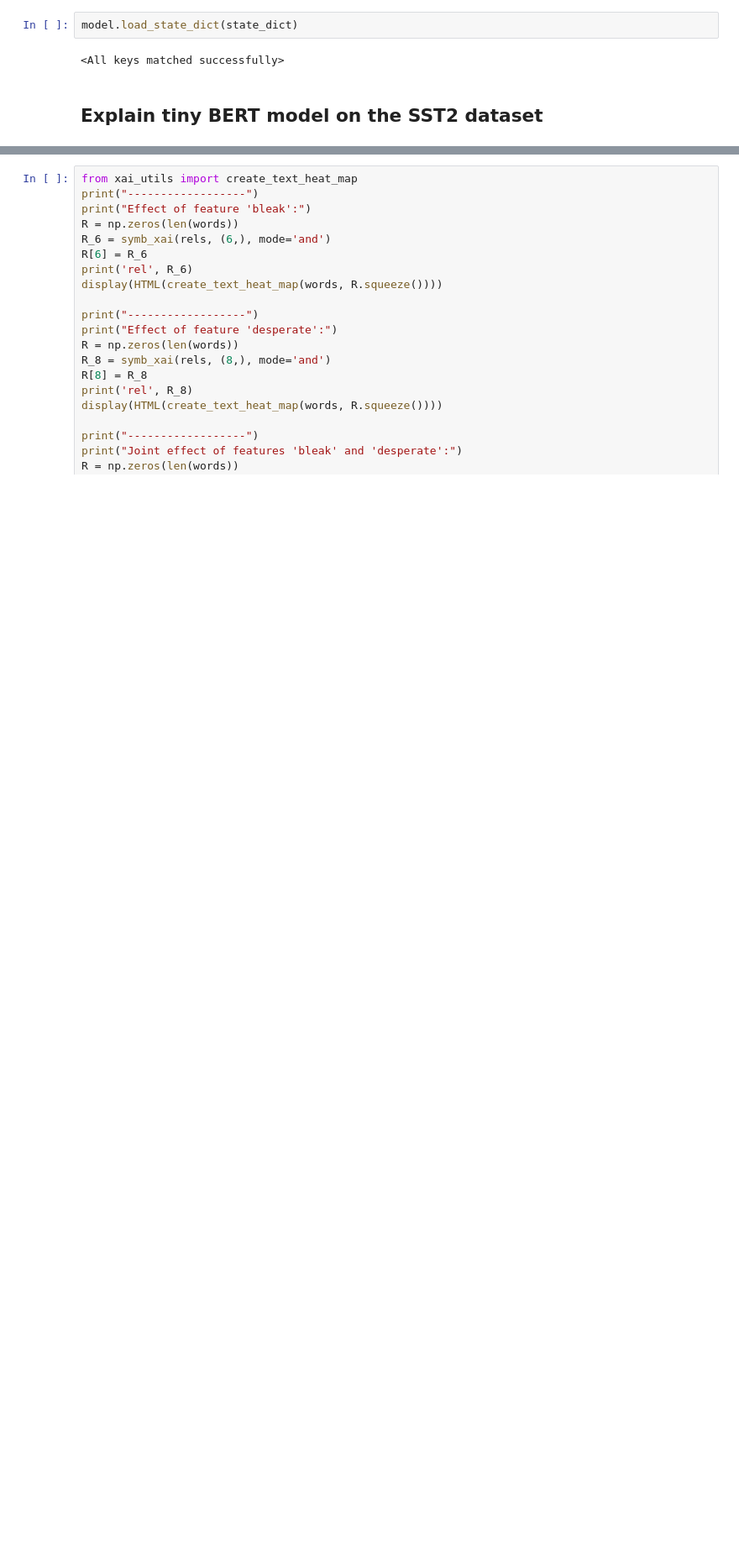
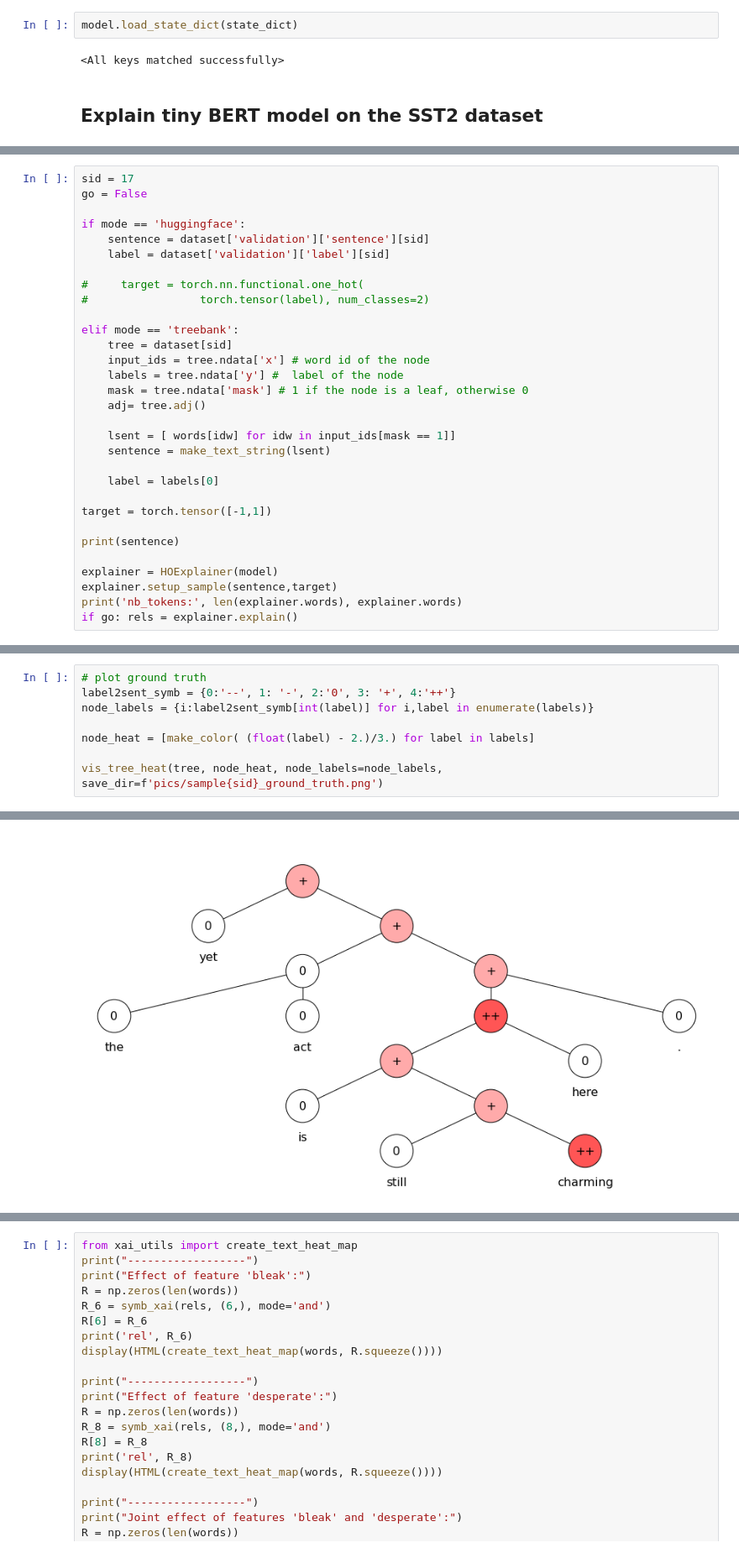
Before and after one commit to tschnake/Symbxai_retina, a Jupyter notebook: symb_XAI_Transformers_SST.ipynb, the cells around one changed output, grey strips where cells are left out. Shown at 84% size. Drawn from its saved outputs; the diff is of its cells as text; blank space fills up the shorter version.

```diff
--- a/symb_XAI_Transformers_SST.ipynb
+++ b/symb_XAI_Transformers_SST.ipynb
@@ -732,0 +95,31 @@ See https://github.com/networkx/networkx/issues/5723
+# %%
+sid = 17
+go = False
+
+if mode == 'huggingface':
+    sentence = dataset['validation']['sentence'][sid]
+    label = dataset['validation']['label'][sid]
+
+#     target = torch.nn.functional.one_hot(
+#                 torch.tensor(label), num_classes=2)
+
+elif mode == 'treebank':
+    tree = dataset[sid]
+    input_ids = tree.ndata['x'] # word id of the node
+    labels = tree.ndata['y'] #  label of the node
+    mask = tree.ndata['mask'] # 1 if the node is a leaf, otherwise 0
+    adj= tree.adj()
+
+    lsent = [ words[idw] for idw in input_ids[mask == 1]]
+    sentence = make_text_string(lsent)
+
+    label = labels[0]
+
+target = torch.tensor([-1,1])
+
+print(sentence)
+
+explainer = HOExplainer(model)
+explainer.setup_sample(sentence,target)
+print('nb_tokens:', len(explainer.words), explainer.words)
+if go: rels = explainer.explain()
@@ -732,0 +144,9 @@ See https://github.com/networkx/networkx/issues/5723
+# %%
+# plot ground truth
+label2sent_symb = {0:'--', 1: '-', 2:'0', 3: '+', 4:'++'}
+node_labels = {i:label2sent_symb[int(label)] for i,label in enumerate(labels)}
+
+node_heat = [make_color( (float(label) - 2.)/3.) for label in labels]
+
+vis_tree_heat(tree, node_heat, node_labels=node_labels, save_dir=f'pics/sample{sid}_ground_truth.png')
+# %% [output]
@@ -732,0 +155 @@ See https://github.com/networkx/networkx/issues/5723
+[figure, added]
```
Also changed, not shown: parts of 30 cells of this notebook, 3 other files.
